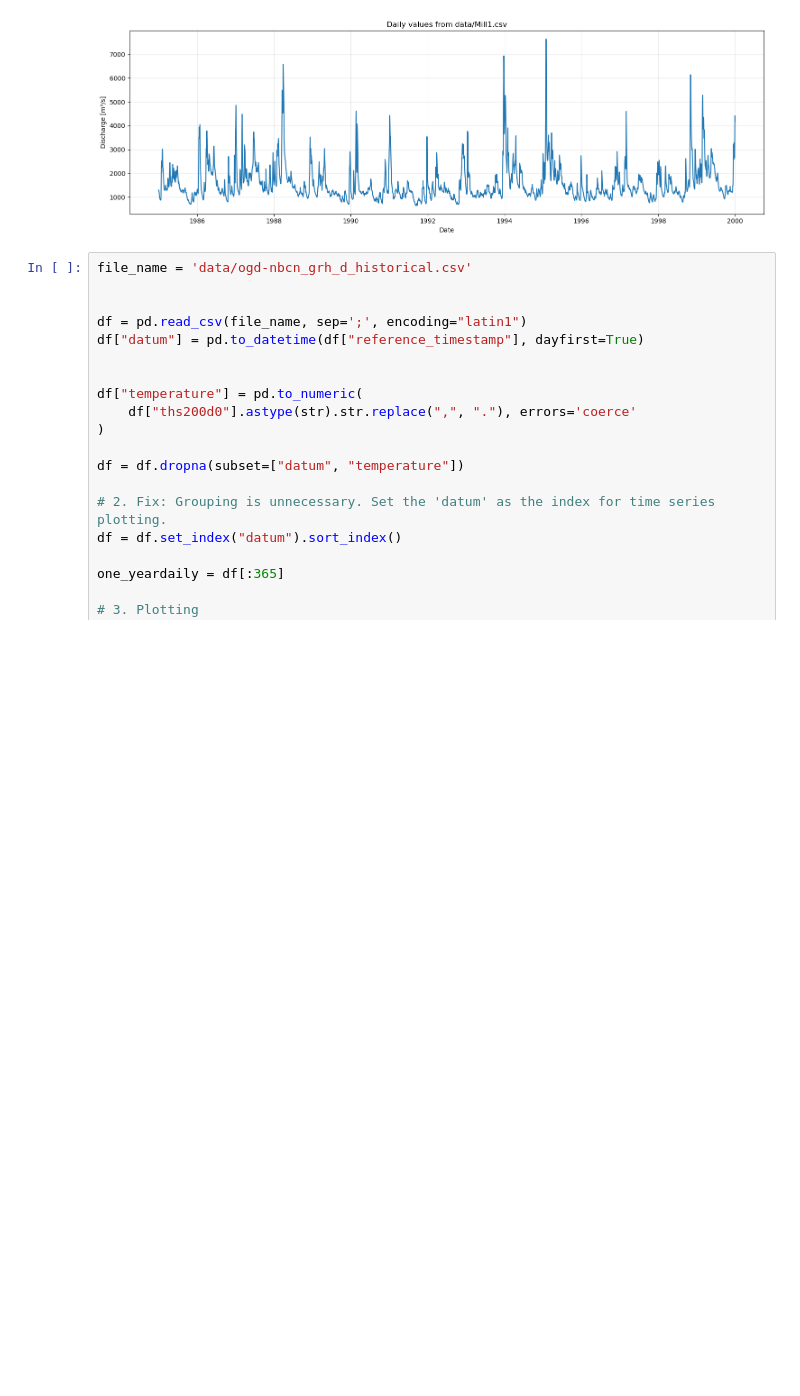
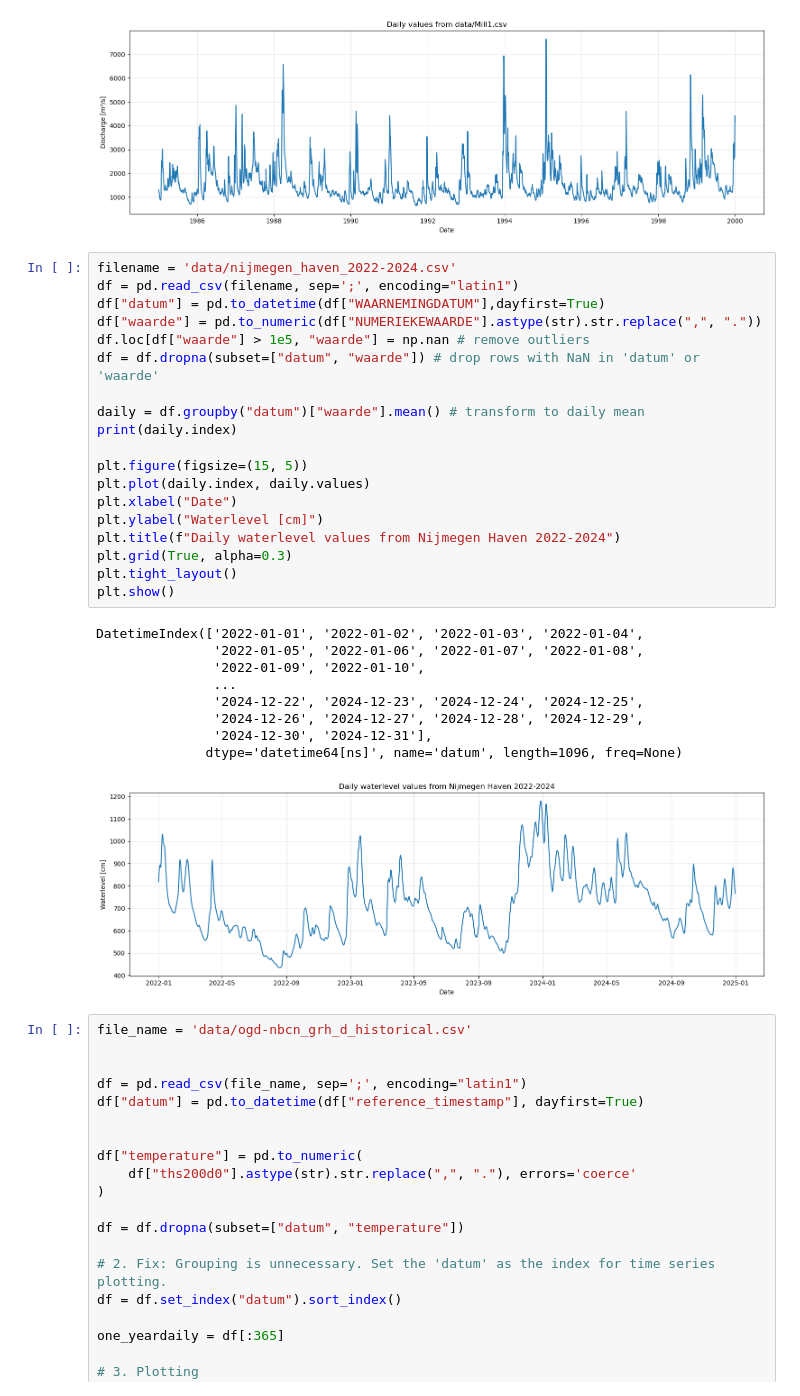
Before and after one commit to Loe-SS/MORE, a Jupyter notebook: discharge_data_analysis.ipynb, the cells around one changed output. Cells and saved outputs as stored; diff of their text form; blank space fills up the shorter version.

Commit message:
Waterlevel plot

```diff
--- a/discharge_data_analysis.ipynb
+++ b/discharge_data_analysis.ipynb
@@ -38,6 +38,35 @@ DatetimeIndex(['1985-01-01', '1985-01-02', '1985-01-03', '1985-01-04',
                '1999-12-31', '2000-01-01'],
               dtype='datetime64[ns]', name='datum', length=5479, freq=None)
 [figure]
+# %%
+filename = 'data/nijmegen_haven_2022-2024.csv'
+df = pd.read_csv(filename, sep=';', encoding="latin1")
+df["datum"] = pd.to_datetime(df["WAARNEMINGDATUM"],dayfirst=True)
+df["waarde"] = pd.to_numeric(df["NUMERIEKEWAARDE"].astype(str).str.replace(",", "."))
+df.loc[df["waarde"] > 1e5, "waarde"] = np.nan # remove outliers
+df = df.dropna(subset=["datum", "waarde"]) # drop rows with NaN in 'datum' or 'waarde'
+
+daily = df.groupby("datum")["waarde"].mean() # transform to daily mean
+print(daily.index)
+
+plt.figure(figsize=(15, 5))
+plt.plot(daily.index, daily.values)
+plt.xlabel("Date")
+plt.ylabel("Waterlevel [cm]")
+plt.title(f"Daily waterlevel values from Nijmegen Haven 2022-2024")
+plt.grid(True, alpha=0.3)
+plt.tight_layout()
+plt.show()
+# %% [output]
+DatetimeIndex(['2022-01-01', '2022-01-02', '2022-01-03', '2022-01-04',
+               '2022-01-05', '2022-01-06', '2022-01-07', '2022-01-08',
+               '2022-01-09', '2022-01-10',
+               ...
+               '2024-12-22', '2024-12-23', '2024-12-24', '2024-12-25',
+               '2024-12-26', '2024-12-27', '2024-12-28', '2024-12-29',
+               '2024-12-30', '2024-12-31'],
+              dtype='datetime64[ns]', name='datum', length=1096, freq=None)
+[figure, added]
 # %%
 file_name = 'data/ogd-nbcn_grh_d_historical.csv'
 
```
